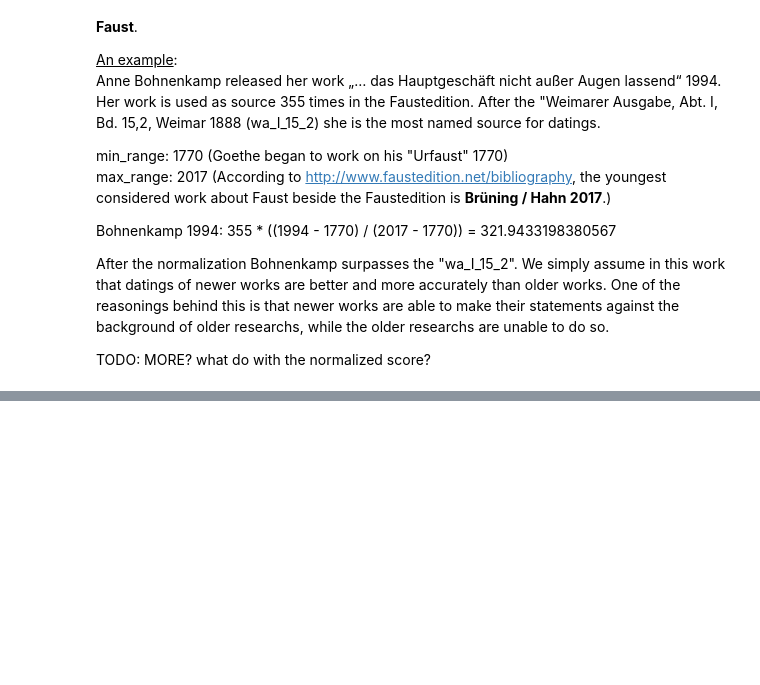
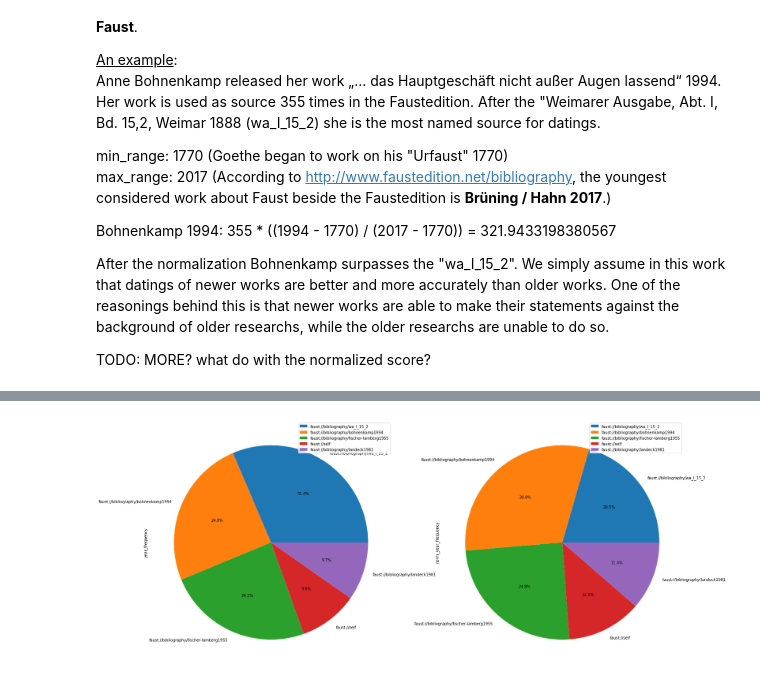
Before and after one commit to papajan3000/faust-macrogen-graph, a Jupyter notebook: macrogenesismodel_nb.ipynb, the cells around one changed output, grey strips where cells are left out. Cells and saved outputs as stored; diff of their text form; code cells hidden in the pictures; blank space fills up the shorter version.

```diff
--- a/macrogenesismodel_nb.ipynb
+++ b/macrogenesismodel_nb.ipynb
@@ -159,7 +204,7 @@ dgadf
 TODO. more approaches? explain approaches?<br>
 The new comparison shows that the <b>Vitt</b>-approach superior to the other approaches. From now one we will take the Vitt-approach to represent the date-elements within the graph.
 # %%
-datesG = absolute_graphutils.graph_from_dates(date_items, "vitt")
+datesG = absolute_graphutils.graph_from_dates(date_items, "vitt", special_researchers)
 G = nx.compose(tmpG, datesG)
 G_fas = eades_fas.eades_FAS(G, True)
 aG = G.copy()
@@ -422,0 +265,21 @@ possible_critical_sources
+# %%
+#df with research count scores
+research_scores = analyzeutils.get_research_score(G)
+sorted_research_scores = {k: research_scores[k]
+                              for k in sorted(research_scores, key=research_scores.get, reverse=True)}
+research_df = pd.DataFrame(sorted_research_scores.items(), columns=["source", "year_frequency"])
+research_df.set_index("source", inplace=True)
+
+#df with normed research count scores
+norm_research_scores = analyzeutils.get_norm_research_score(G, 1770, 2020)
+sorted_norm_research_scores = {k: norm_research_scores[k]
+                              for k in sorted(norm_research_scores, key=norm_research_scores.get, reverse=True)}
+
+norm_research_df = pd.DataFrame(sorted_norm_research_scores.items(), columns=["source", "norm_year_frequency"])
+norm_research_df.set_index("source", inplace=True)
+
+
+#combinig the three dfs
+
+source_df = research_df.join(norm_research_df)
+source_df[:10]
@@ -422,0 +299,5 @@ possible_critical_sources
+# %%
+plot = source_df[:5].plot.pie(subplots=True, figsize=(25,25), autopct='%.1f%%')
+plt.show()
+# %% [output]
+[figure, added]
```
Also changed, not shown: parts of 59 cells of this notebook, 5 other files.
